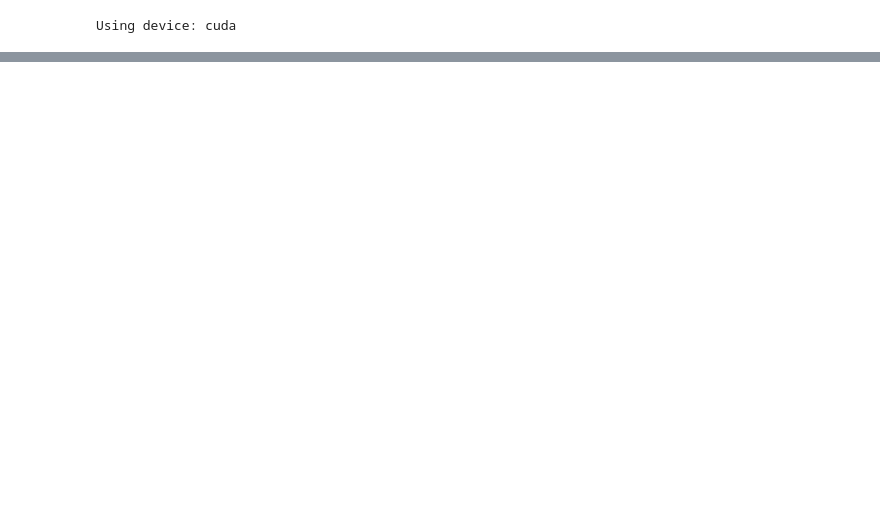
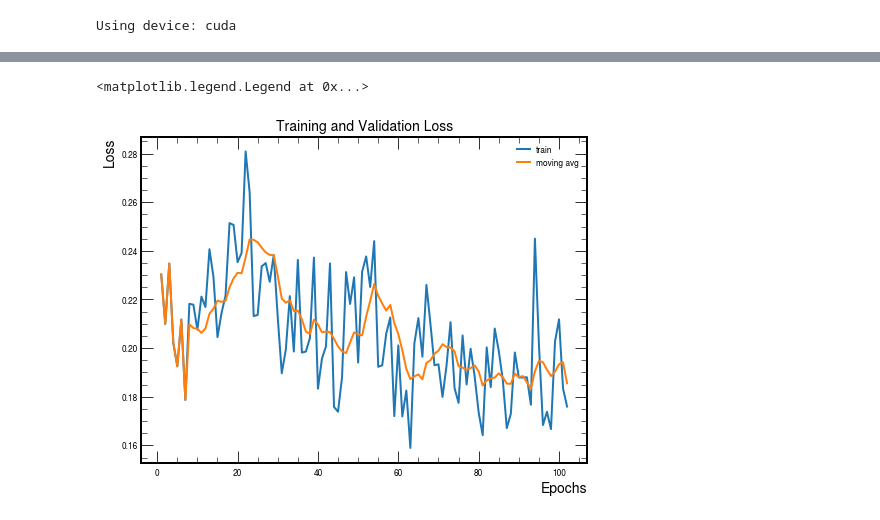
Before and after one commit to chrisizeh/Graph_Linking, a Jupyter notebook: run_transformer.ipynb, the cells around one changed output, grey strips where cells are left out. Cells and saved outputs as stored; diff of their text form; code cells hidden in the pictures; blank space fills up the shorter version.

Commit message:
fix dataset

```diff
--- a/run_transformer.ipynb
+++ b/run_transformer.ipynb
@@ -62,18 +67,15 @@ train_dl = DataLoader(dataset_training, shuffle=True, batch_size=256)
 test_dl = DataLoader(dataset_test, shuffle=True, batch_size=256)
 # %%
 epochs = 100
-d_model = 128
+d_model = 32
 num_heads = 2
-num_layers = 6
-d_ff = 512
+num_layers = 2
+d_ff = 64
 dropout = 0.1
-feature_num = dataset_test.get(10).x.shape[1]
+padding = converter.word2index["<PAD>"]
+feature_num = len(dataset_test.model_feature_keys)
 
 # Model, loss, and optimizer
-model = Transformer(dataset_test.get(10).num_nodes+1, vocab_size, d_model, num_heads, num_layers, d_ff, feature_num, max_nodes, max_seq_length, dropout).to(device)
+model = Transformer(padding, vocab_size, d_model, num_heads, num_layers, d_ff, feature_num, max_nodes, max_seq_length, dropout).to(device)
 # criterion = nn.CrossEntropyLoss(ignore_index=0)
 criterion = Loss(converter)
-
-
-# Optionally introduce weight decay
-optimizer = optim.Adam(model.parameters(), lr=0.0001, betas=(0.9, 0.98), eps=1e-9)
@@ -163 +191,15 @@ Epoch 6, Loss: 1.919854
+# %%
+fig, ax = plt.subplots(1, 1)
+fig.set_figheight(6)
+fig.set_figwidth(10)
+epochs = len(train_loss_hist)
+ax.plot(range(1, epochs+1), train_loss_hist, label='train', linewidth=2)
+ax.plot(range(1, epochs+1), moving_average(train_loss_hist, 8), label='moving avg', linewidth=2)
+ax.set_ylabel("Loss", fontsize=14)
+ax.set_xlabel("Epochs", fontsize=14)
+ax.set_title("Training and Validation Loss", fontsize=14)
+ax.legend()
+# %% [output]
+<matplotlib.legend.Legend at 0x...>
+[figure, added]
 # %%
```
Also changed, not shown: parts of 20 cells of this notebook, 5 other files.
